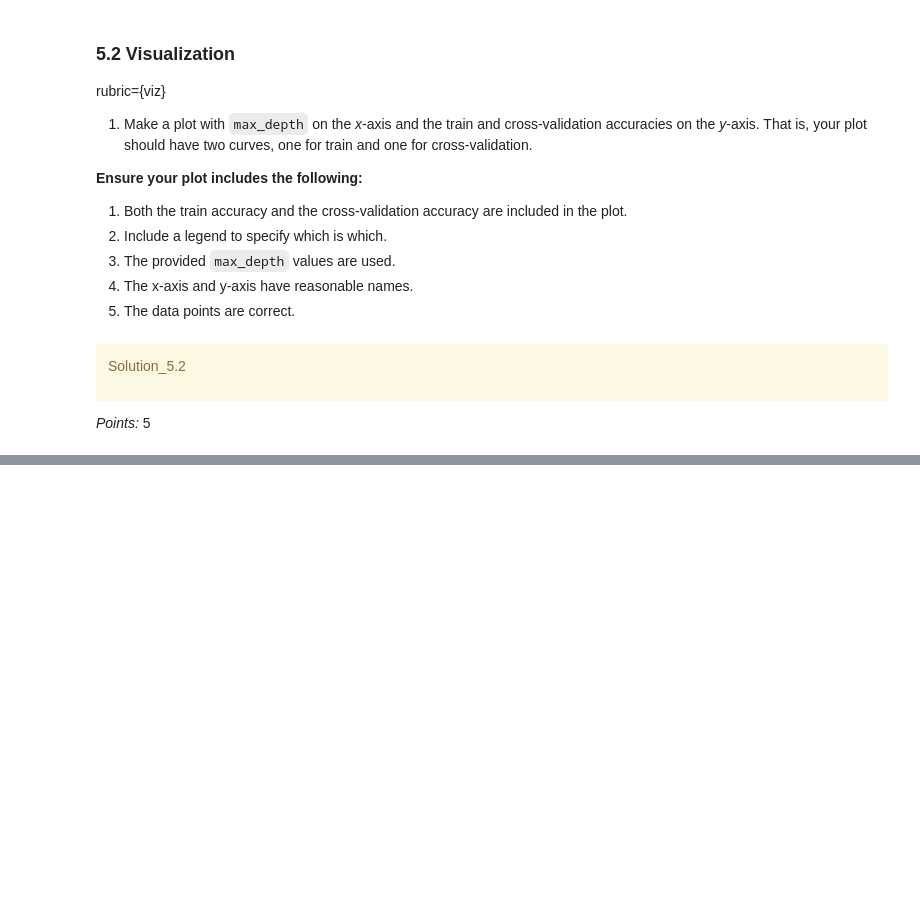
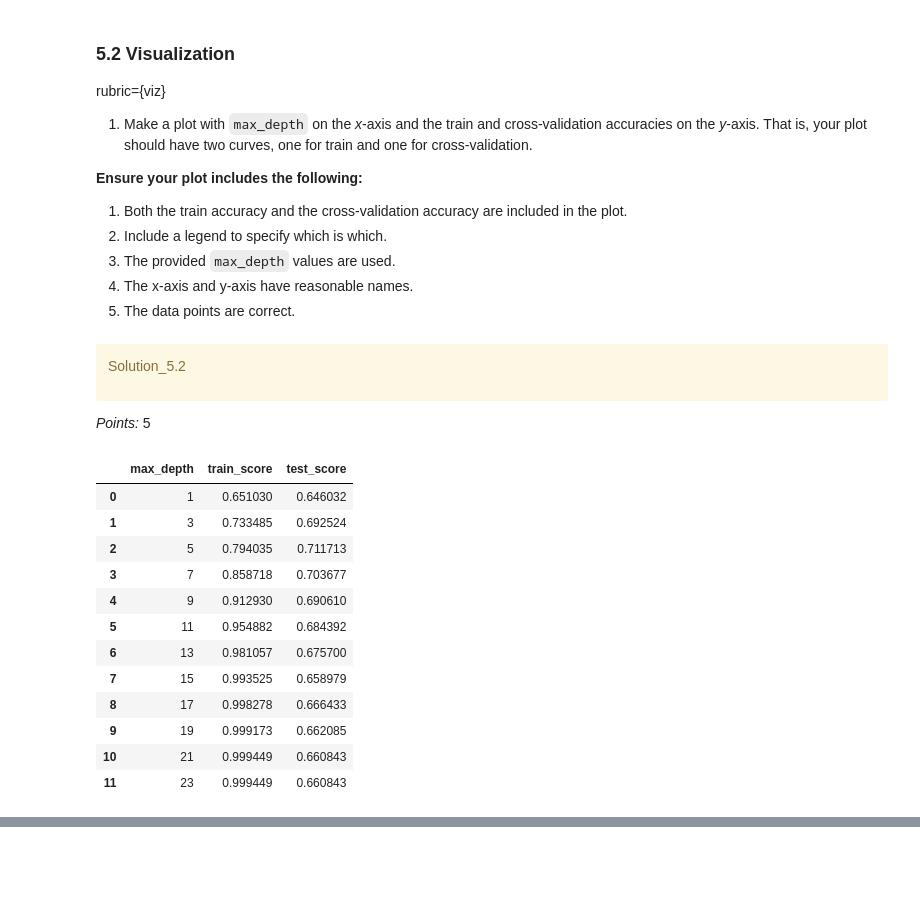
Before and after one commit to kijookijoo/330-hw2, a Jupyter notebook: hw2.ipynb, the cells around one changed output, grey strips where cells are left out. Cells and saved outputs as stored; diff of their text form; code cells hidden in the pictures; blank space fills up the shorter version.

```diff
--- a/hw2.ipynb
+++ b/hw2.ipynb
@@ -1112,0 +1131,16 @@ _Points:_ 5
+# %%
+results_df
+# %% [output]
+|  | max_depth | train_score | test_score |
+| 0 | 1 | 0.651030 | 0.646032 |
+| 1 | 3 | 0.733485 | 0.692524 |
+| 2 | 5 | 0.794035 | 0.711713 |
+| 3 | 7 | 0.858718 | 0.703677 |
+| 4 | 9 | 0.912930 | 0.690610 |
+| 5 | 11 | 0.954882 | 0.684392 |
+| 6 | 13 | 0.981057 | 0.675700 |
+| 7 | 15 | 0.993525 | 0.658979 |
+| 8 | 17 | 0.998278 | 0.666433 |
+| 9 | 19 | 0.999173 | 0.662085 |
+| 10 | 21 | 0.999449 | 0.660843 |
+| 11 | 23 | 0.999449 | 0.660843 |
```
Also changed, not shown: parts of 31 cells of this notebook, 1 other file.
